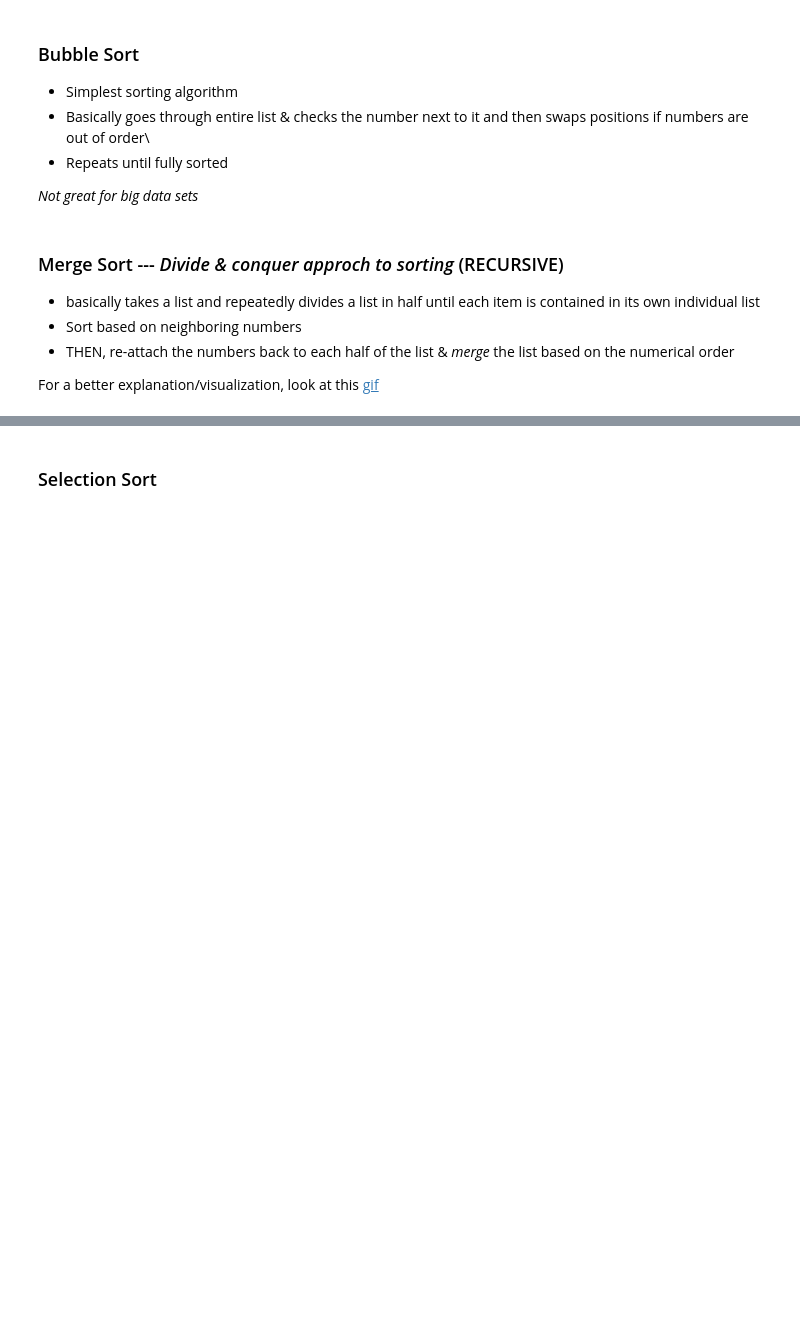
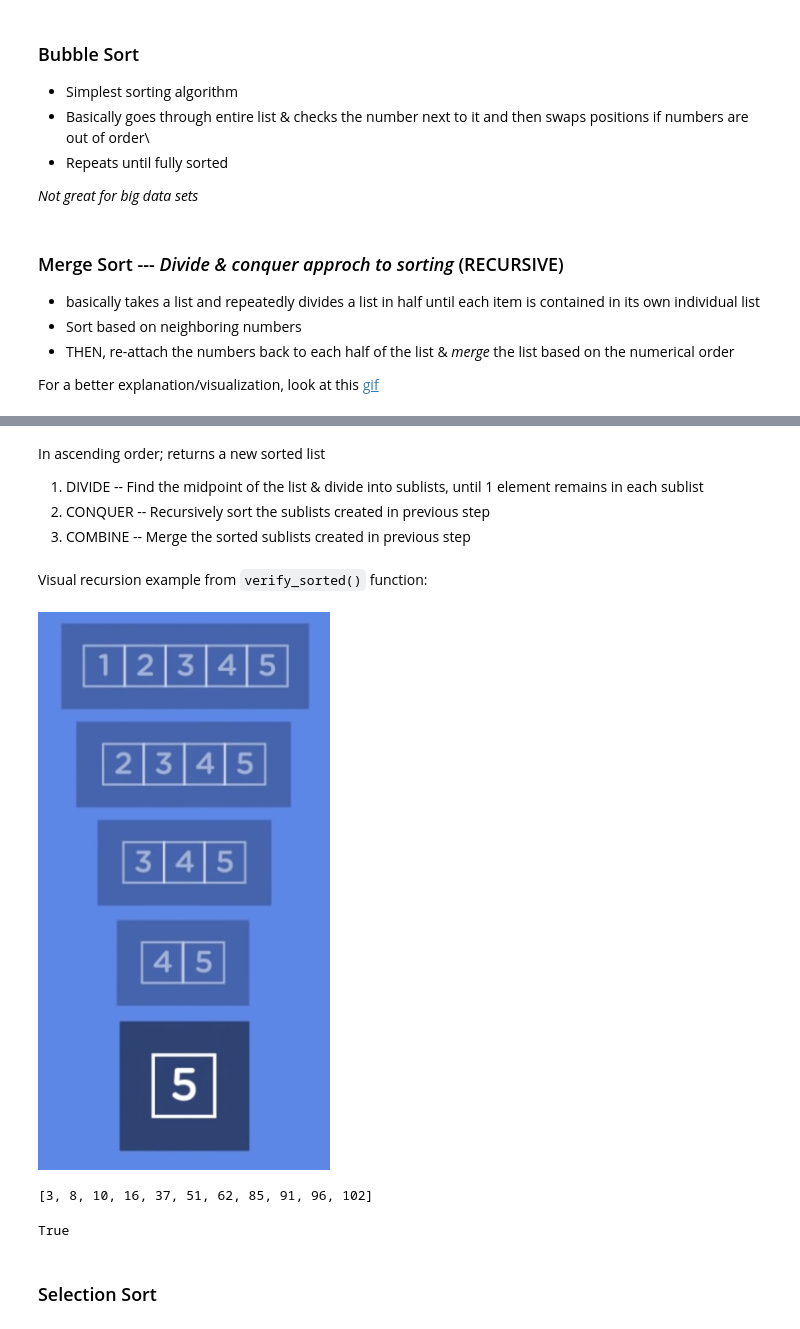
Before and after one commit to priscilla-arinze/Data-Structures-Algorithms-Review, a Jupyter notebook: Algorithms - Sort Algorithms.ipynb, the cells around one changed output, grey strips where cells are left out. Cells and saved outputs as stored; diff of their text form; code cells hidden in the pictures; blank space fills up the shorter version.

Commit message:
Merge sort & more on linked lists

```diff
--- a/Algorithms - Sort Algorithms.ipynb
+++ b/Algorithms - Sort Algorithms.ipynb
@@ -21,3 +21,9 @@ Merge vs Bubble sorting [here](https://levelup.gitconnected.com/sorting-algorith
 For a better explanation/visualization, look at this [gif](https://miro.medium.com/max/832/1*mh9np1i9PCF2F-4dSEMKuA.gif)
 # %% [markdown]
 ![Merge Sorting GIF](https://miro.medium.com/max/832/1*mh9np1i9PCF2F-4dSEMKuA.gif)
+# %% [markdown]
+In ascending order; returns a new sorted list
+
+1. DIVIDE -- Find the midpoint of the list & divide into sublists, until 1 element remains in each sublist
+2. CONQUER  -- Recursively sort the sublists created in previous step
+3. COMBINE -- Merge the sorted sublists created in previous step
@@ -24,3 +124,22 @@ For a better explanation/visualization, look at this [gif](https://miro.medium.c
+# %% [markdown]
+Visual recursion example from `verify_sorted()` function:
+# %%
+from IPython.display import Image
+from IPython.core.display import HTML
+Image(filename="aa_Screenshots\merge-sort-verify-recursion.png")
+# %% [output]
+[figure, added]
+# %%
+ls = [96, 85, 8, 62, 3, 37, 91, 16, 102, 10, 51]
+
+sorted_ls = merge_sort(ls)
+print(sorted_ls)
+# %% [output]
+[3, 8, 10, 16, 37, 51, 62, 85, 91, 96, 102]
+# %%
+verify_sorted(sorted_ls)
+# %% [output]
+True
 # %% [markdown]
 ### Selection Sort
 # %% [markdown]
```
Also changed, not shown: parts of 1 cell of this notebook, 7 other files.
